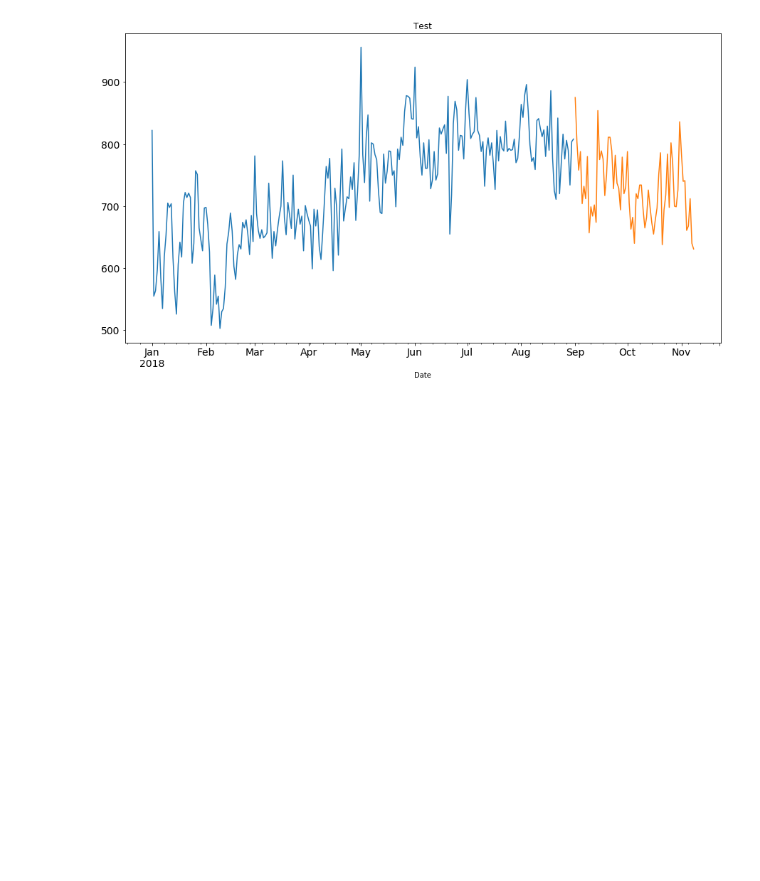
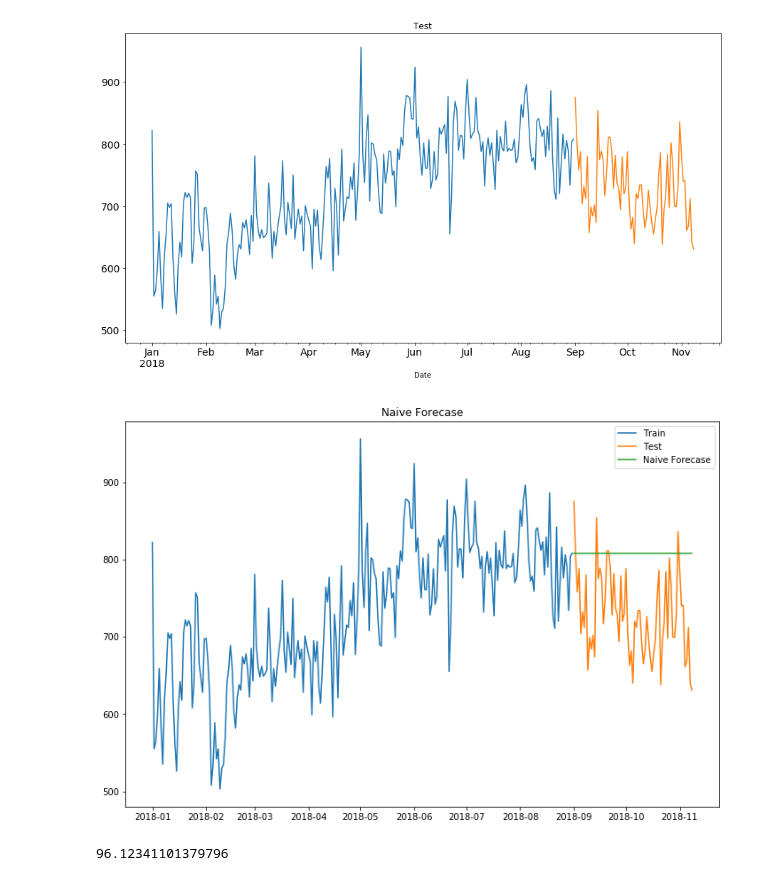
Before and after one commit to marc-wilson/crime-app, a Jupyter notebook: exploration.ipynb, the cells around one changed output. Saved outputs shown, nothing was run; the diff lists cells and outputs as text; code cells hidden in the pictures; blank space fills up the shorter version.

```diff
--- a/exploration.ipynb
+++ b/exploration.ipynb
@@ -135,3 +137,22 @@ test.Date.plot(figsize=(15, 8), title='Test', fontsize=14)
 plt.show()
 # %% [output]
 [figure]
+# %%
+# Forecast (Naive)
+
+dd = np.asarray(train.Date)
+y_hat = test.copy()
+y_hat['naive'] = dd[len(dd) - 1]
+
+plt.figure(figsize=(12, 8))
+plt.plot(train.index, train['Date'], label='Train')
+plt.plot(test.index, test['Date'], label='Test')
+plt.plot(y_hat.index, y_hat['naive'], label='Naive Forecase')
+plt.legend(loc='best')
+plt.title('Naive Forecase')
+plt.show()
+rms_naive = sqrt(mean_squared_error(test.Date, y_hat.naive))
+print(rms_naive)
+# %% [output]
+[figure, added]
+96.12341101379796
```
Also changed, not shown: parts of 4 cells of this notebook, 1 other file.
